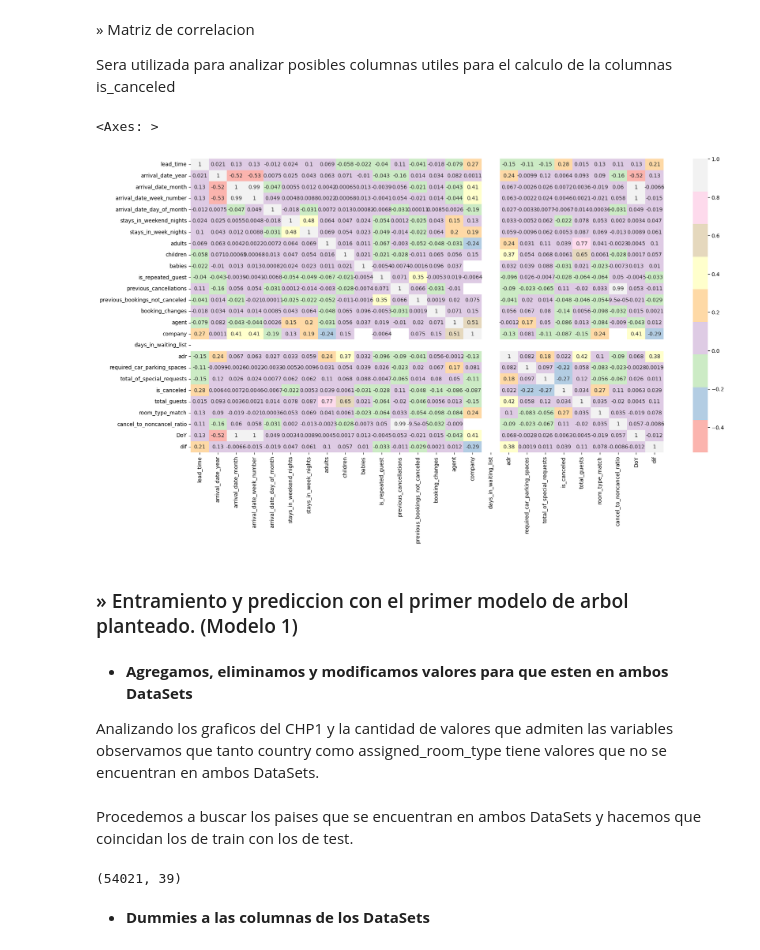
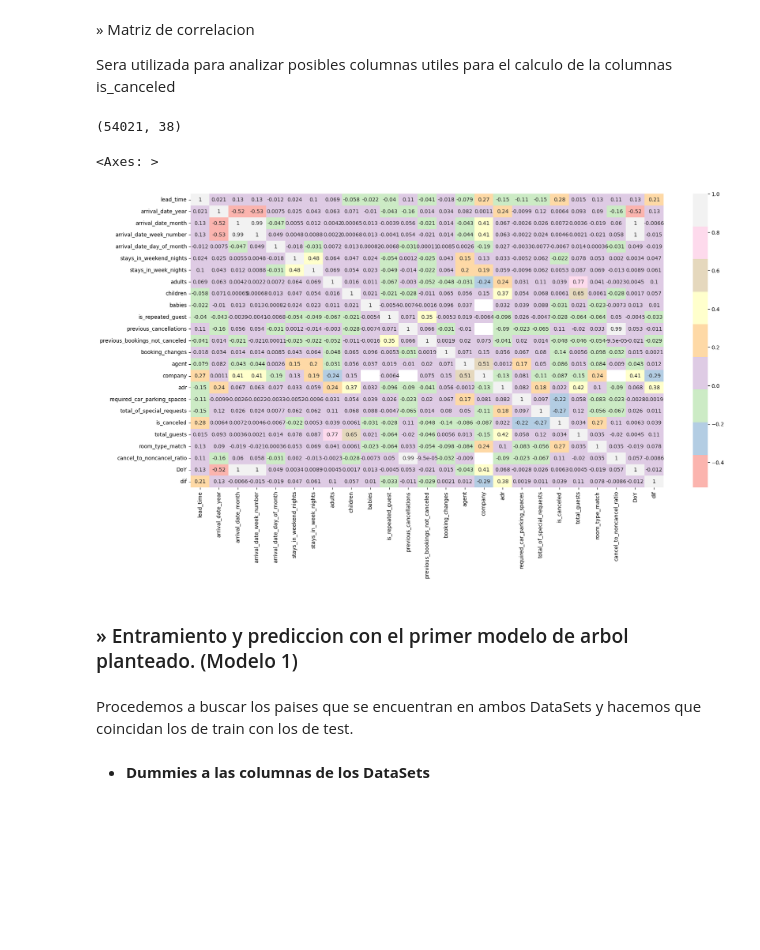
Before and after one commit to lautitorraca/7506R-2C2023-GRUPO24, a Jupyter notebook: TP1/7506R_TP1_GRUPO24_CHP2_ENTREGA.ipynb, the cells around one changed output. Drawn from its saved outputs; the diff is of its cells as text; code cells hidden in the pictures; blank space fills up the shorter version.

```diff
--- a/TP1/7506R_TP1_GRUPO24_CHP2_ENTREGA.ipynb
+++ b/TP1/7506R_TP1_GRUPO24_CHP2_ENTREGA.ipynb
@@ -599,26 +594,22 @@ dtype: float64
 » Matriz de correlacion
 
 Sera utilizada para analizar posibles columnas utiles para el calculo de la columnas is_canceled
+# %%
+df_trabajo_train.drop(columns = ['days_in_waiting_list'], axis = 1, inplace = True)
+df_trabajo_train.shape
+# %% [output]
+(54021, 38)
 # %%
-df_trabajo_train.corr(numeric_only = True)
+
 plt.figure(figsize = (20,10))
 sns.heatmap(df_trabajo_train.corr(numeric_only = True),annot = True, cmap= "Pastel1")
 # %% [output]
 <Axes: >
-[figure, old version]
+[figure, new version]
 # %% [markdown]
 ### » Entramiento y prediccion con el primer modelo de arbol planteado. (Modelo 1)
-# %% [markdown]
-- **Agregamos, eliminamos y modificamos valores para que esten en ambos DataSets**
-
-
- Analizando los graficos del CHP1 y la cantidad de valores que admiten las variables observamos que tanto country como assigned_room_type tiene valores que no se encuentran en ambos DataSets.
 # %% [markdown]
 Procedemos a buscar los paises que se encuentran en ambos DataSets y hacemos que coincidan los de train con los de test.
-# %%
-df_trabajo_train.shape
-# %% [output]
-(54021, 39)
 # %%
 
 features1 = ['lead_time_category','booking_changes','required_car_parking_spaces','total_of_special_requests','room_type_match','cancel_to_noncancel_ratio', 'is_repeated_guest',
```
Also changed, not shown: parts of 17 cells of this notebook.
